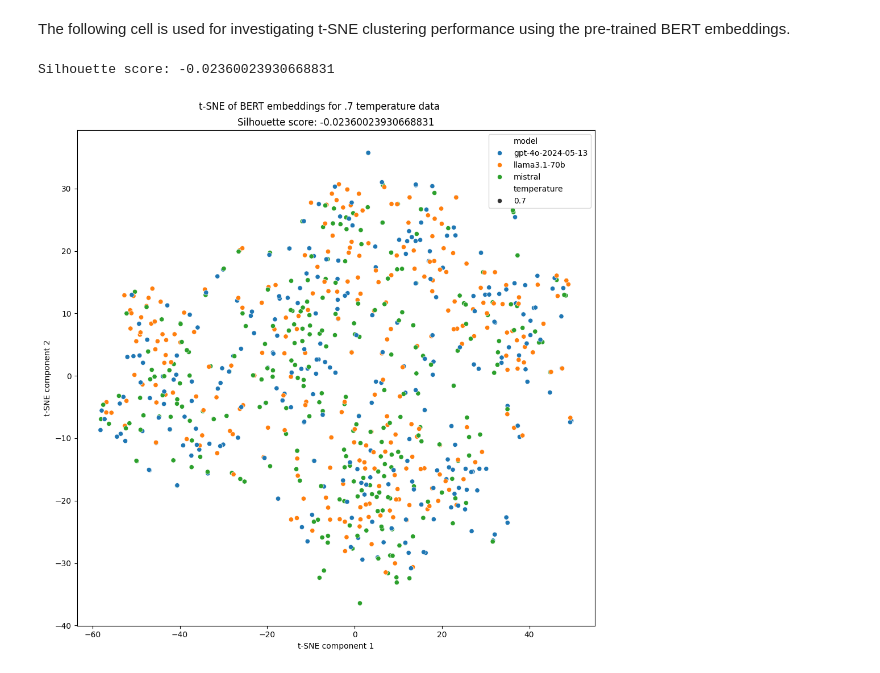
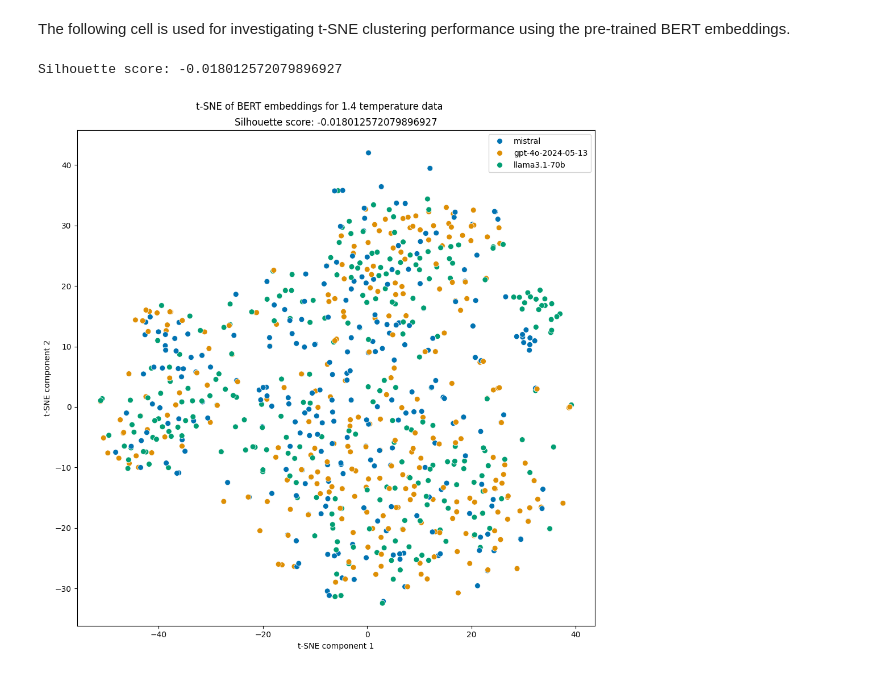
Before and after one commit to aa-dank/x-domain-llm-classification, a Jupyter notebook: misinfo_tsne.ipynb, the cells around one changed output. Saved outputs shown, nothing was run; the diff lists cells and outputs as text; code cells hidden in the pictures.

Commit message:
tsne grid plot. remove data

```diff
--- a/misinfo_tsne.ipynb
+++ b/misinfo_tsne.ipynb
@@ -108,8 +108,8 @@ data_path = "final_data.csv"
 
 df = pd.read_csv(data_path)
 
-#limit data to that with temperature of .7
-df = df[df['temperature'] == .7]
+#limit data to that with temperature
+df = df[df['temperature'] == 1.4]
 
 df_sample = df.sample(800, random_state=42)
 device = get_device()
@@ -121,36 +121,37 @@ model_name = 'bert-base-uncased'
 tokenizer = BertTokenizer.from_pretrained(model_name)
 model = BertModel.from_pretrained(model_name).to(device)
 vis_encodings = tokenizer(list(X_sampled_data_vis), padding=True, truncation=True, return_tensors='pt').to(device)
 vis_encodings = {k: v.to(device) for k, v in vis_encodings.items()}
 vis_labels = torch.tensor(y_sampled_data_vis_encoded).to(device)
 model.eval()
 sentence_embeddings = get_embeddings(list(X_sampled_data_vis), model, tokenizer, device)
-tsne = TSNE(n_components=2, random_state=42)
+tsne_params = {'n_components': 2, 'perplexity': 30, 'n_iter': 1000, 'random_state': 42}
+tsne = TSNE(**tsne_params)
 test_embeddings_2d = tsne.fit_transform(sentence_embeddings.cpu().numpy())
 
 vis_df = pd.DataFrame(test_embeddings_2d, columns=['x', 'y'])
 vis_df['model'] = model_labels
 vis_df['temperature'] = df_sample['temperature'].values
 
 silhouette_score_x = vis_df[['x', 'y']].values
 silhouette_labels = vis_df['model'].values
 silhouette_sample = 500
 score = silhouette_score(silhouette_score_x, silhouette_labels, sample_size=silhouette_sample, random_state=42)
 print(f"Silhouette score: {score}")
 
 
 plt.figure(figsize=(10, 10))
-sns.scatterplot(data=vis_df, x='x', y='y', hue='model', style='temperature', palette='tab10')
-plt.suptitle('t-SNE of BERT embeddings for .7 temperature data')
+sns.scatterplot(data=vis_df, x='x', y='y', hue='model', palette='colorblind', s=50)
+plt.suptitle('t-SNE of BERT embeddings for 1.4 temperature data')
 plt.title(f'Silhouette score: {score}')
 plt.xlabel('t-SNE component 1')
 plt.ylabel('t-SNE component 2')
 plt.legend(loc='upper right')
 plt.tight_layout()
-filepath = "tsne_stuff/bert_tsne_plot_.7.png"
+filepath = "tsne_models_objects_and_results/bert_tsne_plot_14.png"
 plt.savefig(filepath)
 
 plt.show()
 # %% [output]
-Silhouette score: -0.02360023930668831
+Silhouette score: -0.018012572079896927
-[figure, old version]
+[figure, new version]
```
Also changed, not shown: parts of 2 cells of this notebook, 4 other files.
